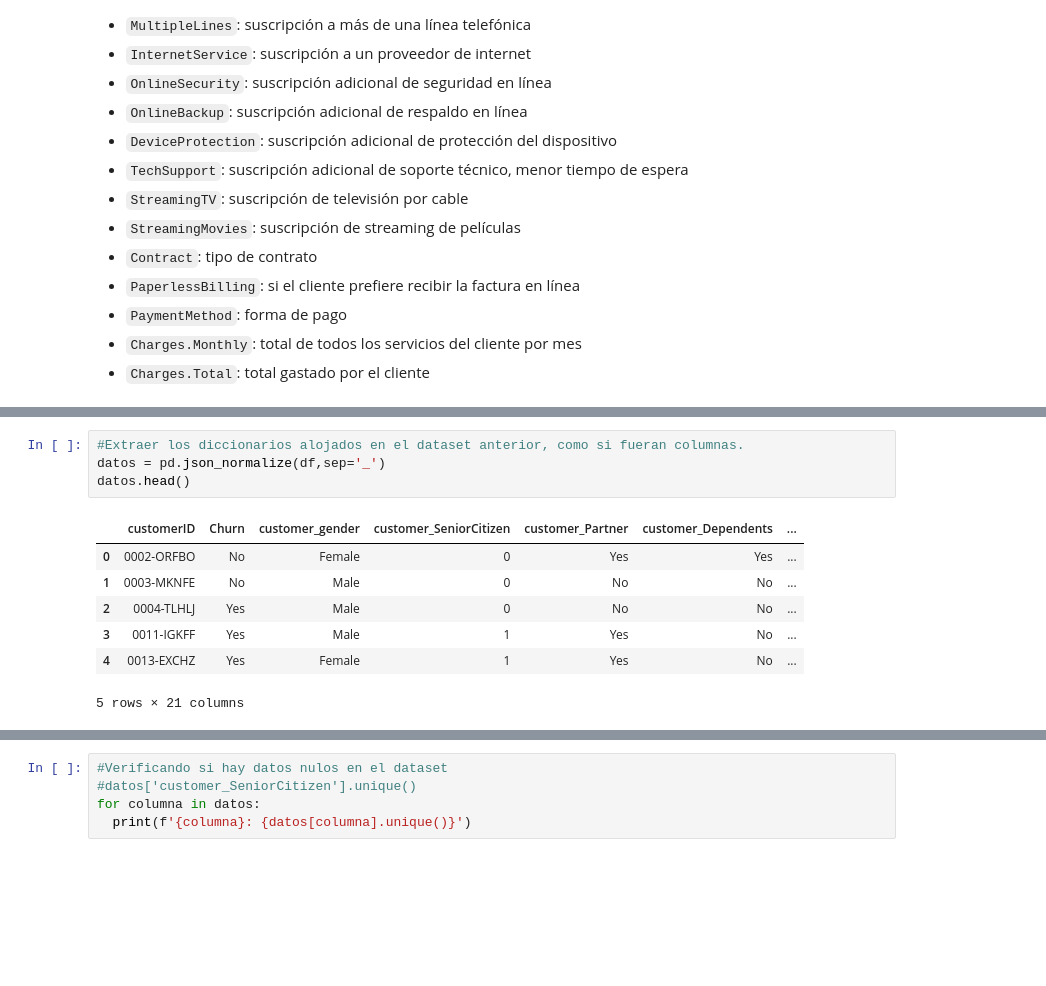
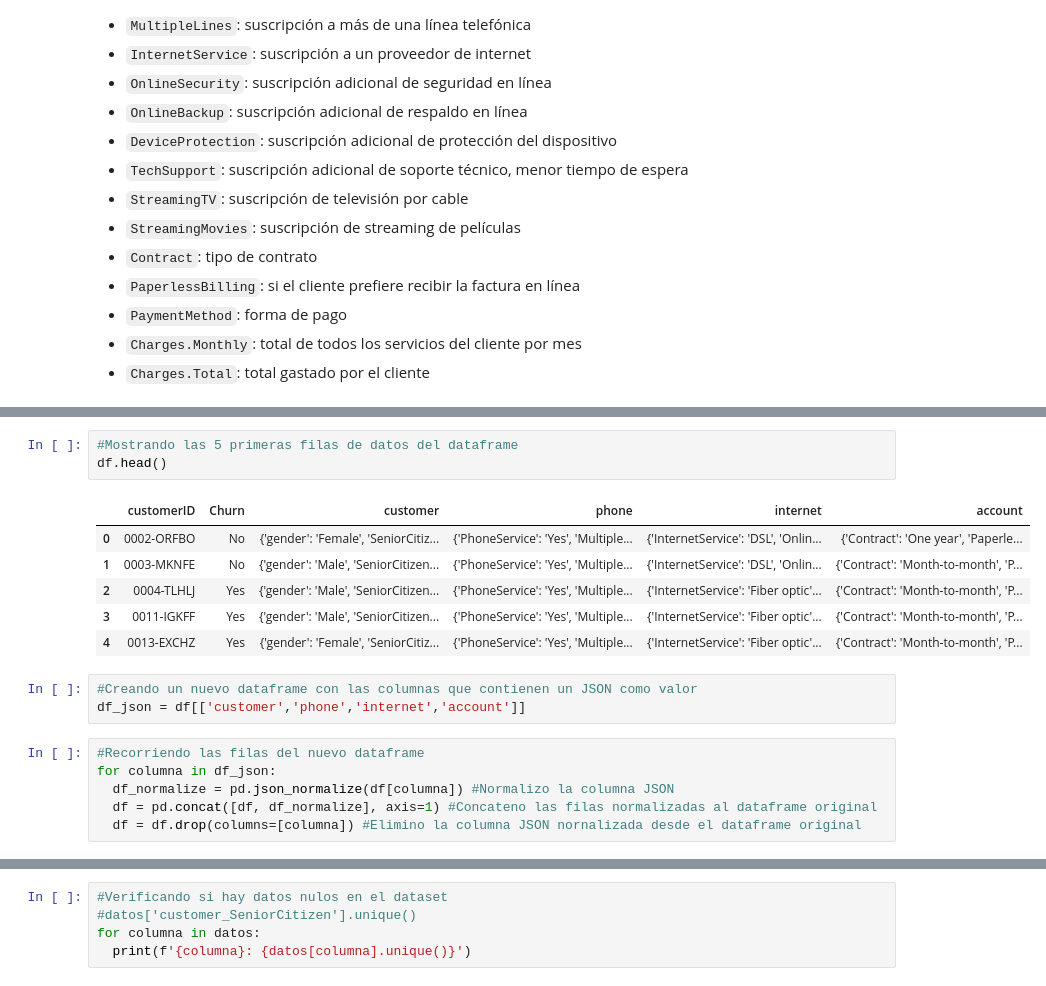
Before and after one commit to patricioterraza/TelecomX_LATAM, a Jupyter notebook: TelecomX_LATAM.ipynb, the cells around one changed output, grey strips where cells are left out. Cells and saved outputs as stored; diff of their text form; blank space fills up the shorter version.

```diff
--- a/TelecomX_LATAM.ipynb
+++ b/TelecomX_LATAM.ipynb
@@ -43,12 +34,19 @@ print(df)
-# %%
-#Extraer los diccionarios alojados en el dataset anterior, como si fueran columnas.
-datos = pd.json_normalize(df,sep='_')
-datos.head()
-# %% [output]
-|  | customerID | Churn | customer_gender | customer_SeniorCitizen | customer_Partner | customer_Dependents | ... |
-| 0 | 0002-ORFBO | No | Female | 0 | Yes | Yes | ... |
-| 1 | 0003-MKNFE | No | Male | 0 | No | No | ... |
-| 2 | 0004-TLHLJ | Yes | Male | 0 | No | No | ... |
-| 3 | 0011-IGKFF | Yes | Male | 1 | Yes | No | ... |
-| 4 | 0013-EXCHZ | Yes | Female | 1 | Yes | No | ... |
-5 rows × 21 columns
+# %%
+#Mostrando las 5 primeras filas de datos del dataframe
+df.head()
+# %% [output]
+|  | customerID | Churn | customer | phone | internet | account |
+| 0 | 0002-ORFBO | No | {'gender': 'Female', 'SeniorCitiz... | {'PhoneService': 'Yes', 'Multiple... | {'InternetService': 'DSL', 'Onlin... | {'Contract': 'One year', 'Paperle... |
+| 1 | 0003-MKNFE | No | {'gender': 'Male', 'SeniorCitizen... | {'PhoneService': 'Yes', 'Multiple... | {'InternetService': 'DSL', 'Onlin... | {'Contract': 'Month-to-month', 'P... |
+| 2 | 0004-TLHLJ | Yes | {'gender': 'Male', 'SeniorCitizen... | {'PhoneService': 'Yes', 'Multiple... | {'InternetService': 'Fiber optic'... | {'Contract': 'Month-to-month', 'P... |
+| 3 | 0011-IGKFF | Yes | {'gender': 'Male', 'SeniorCitizen... | {'PhoneService': 'Yes', 'Multiple... | {'InternetService': 'Fiber optic'... | {'Contract': 'Month-to-month', 'P... |
+| 4 | 0013-EXCHZ | Yes | {'gender': 'Female', 'SeniorCitiz... | {'PhoneService': 'Yes', 'Multiple... | {'InternetService': 'Fiber optic'... | {'Contract': 'Month-to-month', 'P... |
+# %%
+#Creando un nuevo dataframe con las columnas que contienen un JSON como valor
+df_json = df[['customer','phone','internet','account']]
+# %%
+#Recorriendo las filas del nuevo dataframe
+for columna in df_json:
+  df_normalize = pd.json_normalize(df[columna]) #Normalizo la columna JSON
+  df = pd.concat([df, df_normalize], axis=1) #Concateno las filas normalizadas al dataframe original
+  df = df.drop(columns=[columna]) #Elimino la columna JSON nornalizada desde el dataframe original
```
Also changed, not shown: parts of 7 cells of this notebook.
